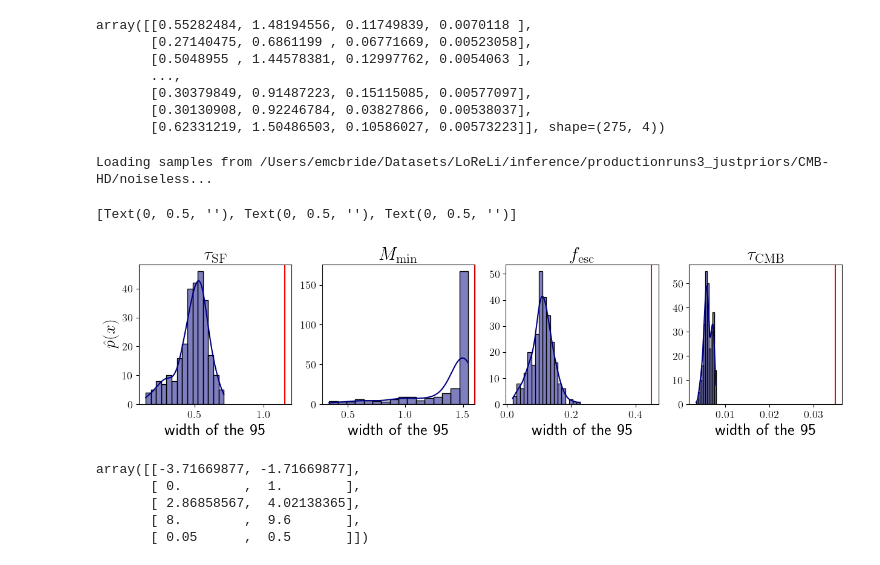
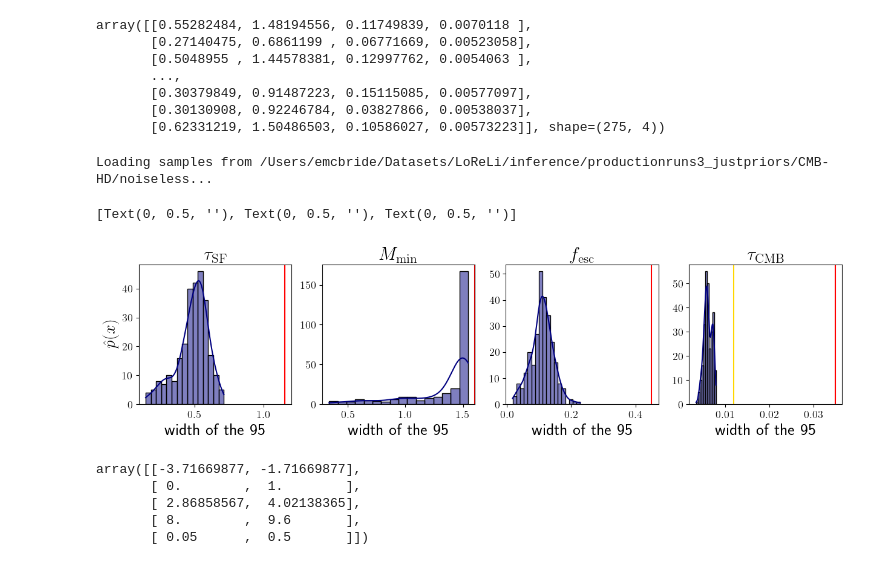
Before and after one commit to lisaleemcb/alfred, a Jupyter notebook: notebooks/mcmc_analysis_biases.ipynb, the cells around one changed output. Cells and saved outputs as stored; diff of their text form; code cells hidden in the pictures.

```diff
--- a/notebooks/mcmc_analysis_biases.ipynb
+++ b/notebooks/mcmc_analysis_biases.ipynb
@@ -265,6 +246,7 @@ Loading samples from /Users/emcbride/Datasets/LoReLi/inference/biases/samples_9/
 # %%
 pattern = re.compile(r'(\d{5})')  # Expects date format like '20240708'
 
+medians = []
 biases68 = []
 biases95 = []
 sampled_sims = []
@@ -309,13 +291,15 @@ for i in range(10):
             biases68.append(nbias68)
             biases95.append(nbias95)
             sampled_sims.append(sn)
+            medians.append(np.median(s, axis=0))
 
 biases68 = np.asarray(biases68)
 biases95 = np.asarray(biases95)
 CI68 = np.asarray(CI68)
 CI95 = np.asarray(CI95)
 
-np.save('biases68',biases68, )
-np.save( 'biases95', biases95)
-np.save(CI68, 'CI68')
-np.save(CI95, 'CI95')
+np.save('biases68',biases68)
+np.save('biases95', biases95)
+np.save('CI68', CI68)
+np.save('CI95', CI95)
+np.save('medians', medians)
@@ -535,34 +512,35 @@ for i in range(4):
     sns.histplot(CI95[:,i], ax=ax[i], color='navy', kde=True)
     if i < 3:
         ax[i].axvline(np.max(priors[2+i]) - np.min(priors[2+i]), color='red')
     if i == 3:
         s, l = utils.load_samples(f"{base_dir}/inference/productionruns3_justpriors/CMB-HD/noiseless")
         s = make_tauchains(s[:,:3], A=False, dropA=False, truths=df.loc[config.sn].to_dict())
         width = np.max(s[:,-1]) - np.min(s[:,-1])
         ax[i].axvline(width, color='red')
+        ax[i].axvline(2 * .006, color='gold')
     # ax[0,i].hist(np.asarray(normed2)[:,i], density=True)
     # sns.kdeplot(np.asarray(normed2)[:,i], ax=ax[1,i])
 
 # ax[0].set_xlim(-2.5,2.5)
 # from matplotlib.ticker import LinearLocator, MultipleLocator
 #ax[0,0].xaxis.set_major_locator(LinearLocator(11))
 
 [ax[i].set_title(astro_pnames_formatted[2+i], fontsize=22) for i in range(4)]
 # ax[3].set_title(r"$\Sigma_{i} |\mathrm{NB}_{i}|$")
 
 [a.set_xlabel("width of the 95% credible interval", fontsize=20) for a in ax]
 ax[0].set_ylabel(r"$\,\hat{p}(x)\,$", fontsize=20)
 
 [a.set_ylabel('') for a in ax[1:]]
 
 # ax[0].xaxis.set_major_locator(MultipleLocator(1))
 # ax[0].xaxis.set_minor_locator(MultipleLocator(0.5))
 
 # fig.savefig('biases.pdf', bbox_inches='tight', pad_inches=0.05, dpi=300)
 # %% [output]
 Loading samples from /Users/emcbride/Datasets/LoReLi/inference/productionruns3_justpriors/CMB-HD/noiseless...
 [Text(0, 0.5, ''), Text(0, 0.5, ''), Text(0, 0.5, '')]
-[figure, old version]
+[figure, new version]
 # %%
 priors
 # %% [output]
```
Also changed, not shown: parts of 3 cells of this notebook, 1 other file.
